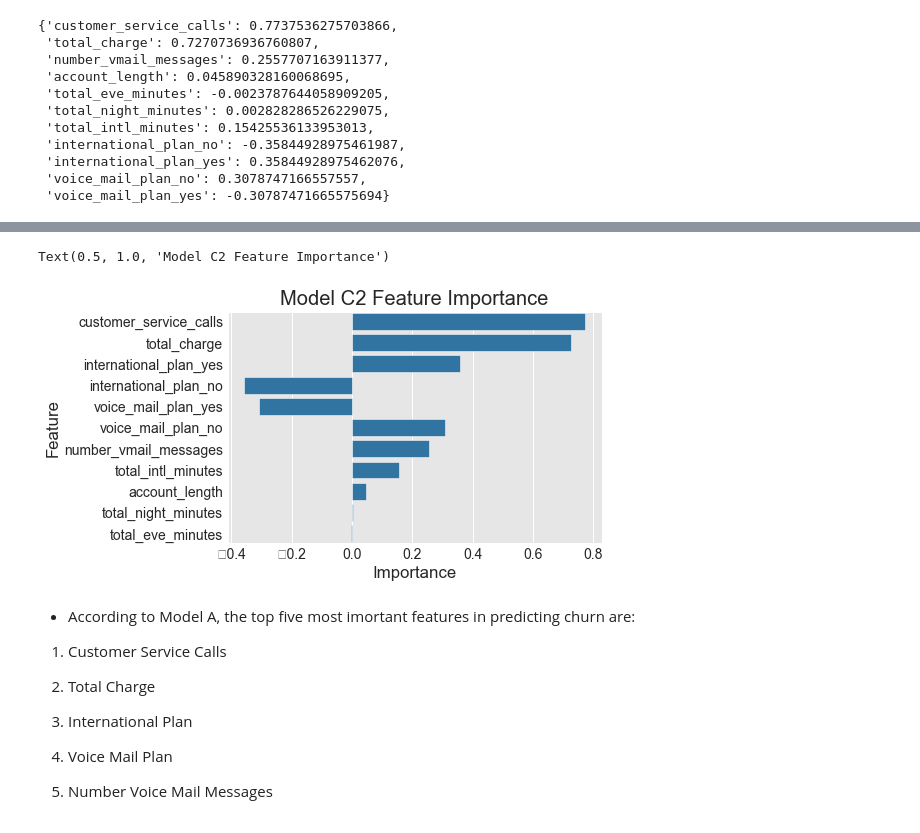
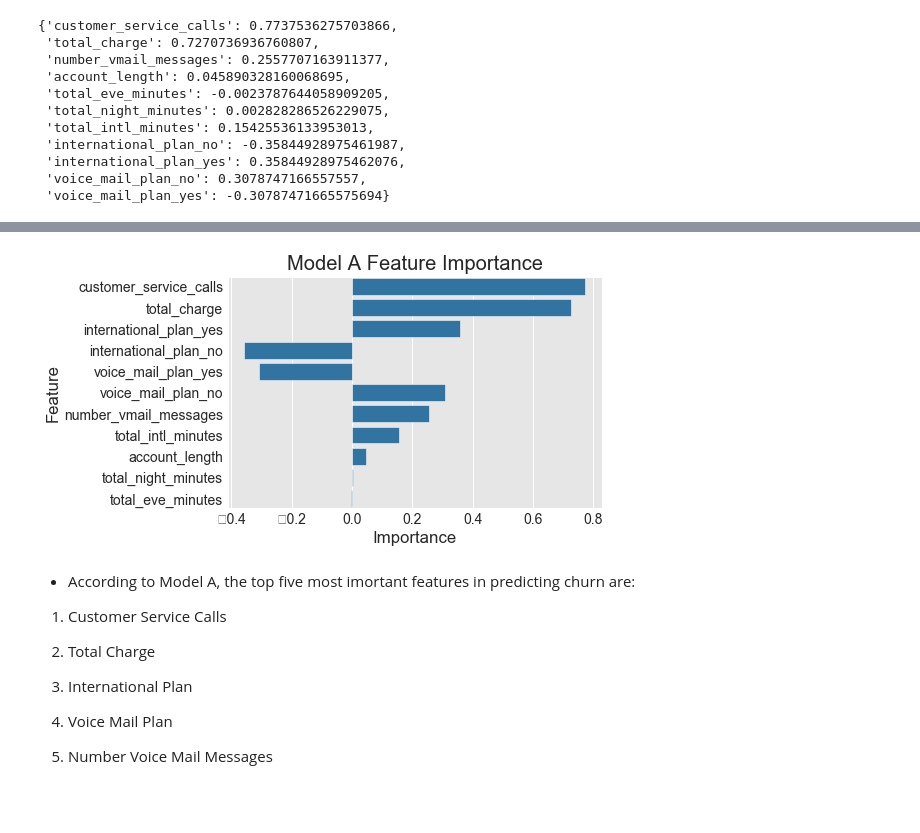
Before and after one commit to jmg0144/Customer-Churn-Classification-Analysis, a Jupyter notebook: SyriaTel-Customer-Churn-Analysis.ipynb, the cells around one changed output, grey strips where cells are left out. Cells and saved outputs as stored; diff of their text form; code cells hidden in the pictures.

```diff
--- a/SyriaTel-Customer-Churn-Analysis.ipynb
+++ b/SyriaTel-Customer-Churn-Analysis.ipynb
@@ -371,5 +373,5 @@ X_test.shape, y_test.shape
 labelencoder = LabelEncoder()
 # %%
 labelencoder.fit(y_train)
-y_train_lb = labelencoder.transform(y_train)
+y_train = labelencoder.transform(y_train)
 # %%
@@ -522,7 +524,7 @@ X_test_scaled_a = scale_features.transform(features_a_test)
 model_a = LogisticRegression(class_weight='balanced')
 # %%
 #Fit model to training data
-model_a.fit(X_train_scaled_a, y_train_lb)
+model_a.fit(X_train_scaled_a, y_train)
 # %% [output]
 LogisticRegression(class_weight='balanced')
 # %% [markdown]
@@ -545,9 +547,3 @@ coef_dict_a
  'international_plan_yes': 0.35844928975462076,
  'voice_mail_plan_no': 0.3078747166557557,
  'voice_mail_plan_yes': -0.30787471665575694}
-# %%
-feat_imps_df = pd.DataFrame(
-zip(features_a_train.columns, model_a.coef_[0,:]),
-    columns=['Feature', 'Importance'],
-    )
-feat_imps_df
@@ -567,17 +550,18 @@ feat_imps_df
 # %%
-feat_imps_df = pd.DataFrame(
-zip(features_a_train.columns, model_a.coef_[0,:]),
+def plot_feature_imp(data, model, title):
+    feat_imps_df = pd.DataFrame(
+    zip(data.columns, model.coef_[0,:]),
     columns=['Feature', 'Importance'],
     )
 
-fig, ax = plt.subplots()
-sns.barplot(x='Importance', y='Feature',
+    fig, ax = plt.subplots()
+    sns.barplot(x='Importance', y='Feature',
             data=feat_imps_df.sort_values(by='Importance', key=abs, ascending=False), orient='h', ax=ax, color='tab:blue')
-plt.title('Model C2 Feature Importance')
-#plt.tight_layout()
+    plt.title(title);
-# %% [output]
-Text(0.5, 1.0, 'Model C2 Feature Importance')
-[figure, removed]
+# %%
+plot_feature_imp(features_a_train, model_a, 'Model A Feature Importance')
+# %% [output]
+[figure, added]
 # %% [markdown]
  - According to Model A, the top five most imortant features in predicting churn are:
  1. Customer Service Calls
```
Also changed, not shown: parts of 18 cells of this notebook.
